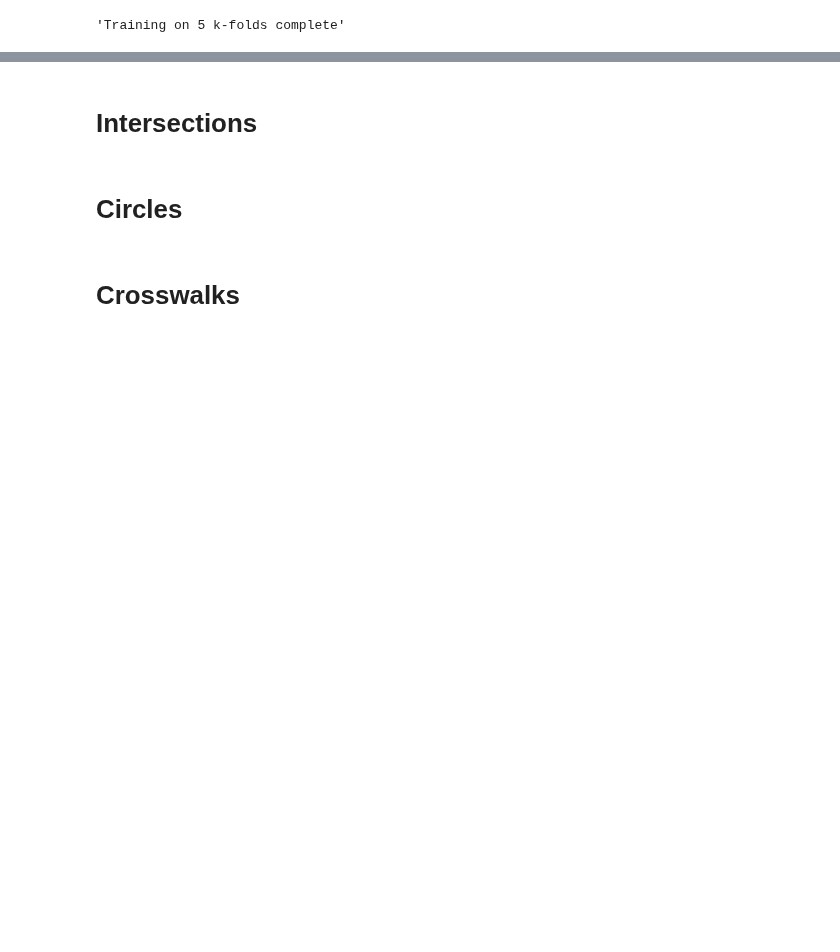
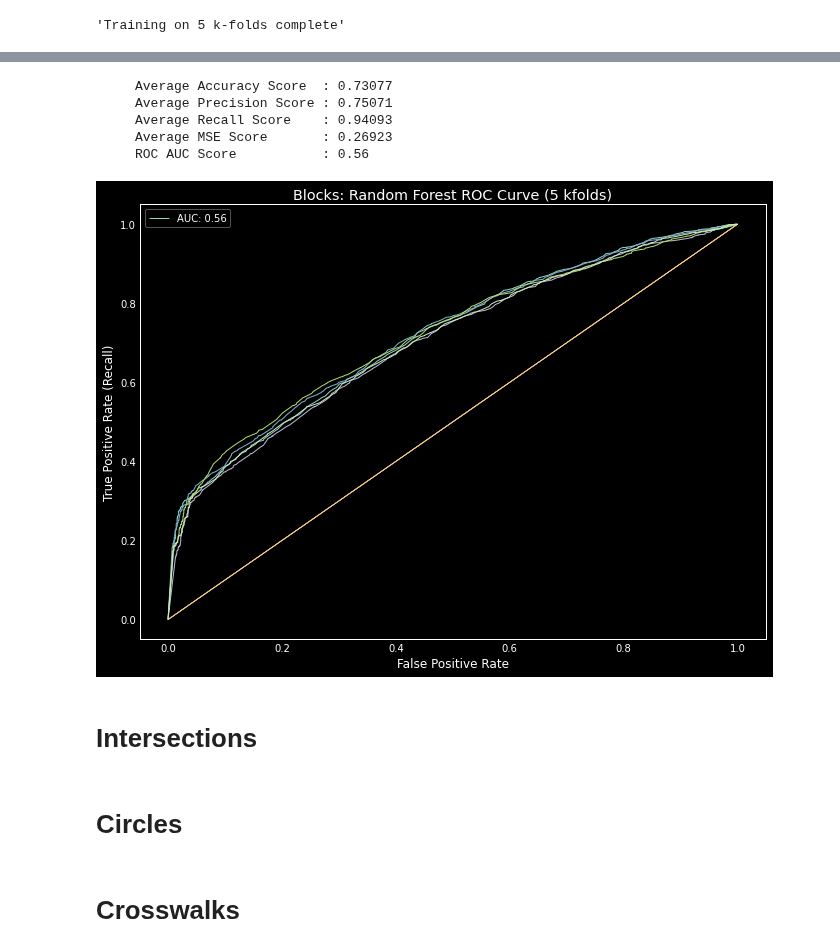
Before and after one commit to DataCircles/traffic_collisions_ml_team1, a Jupyter notebook: notebooks/cindy_severity_models.ipynb, the cells around one changed output, grey strips where cells are left out. Cells and saved outputs as stored; diff of their text form; code cells hidden in the pictures; blank space fills up the shorter version.

```diff
--- a/notebooks/cindy_severity_models.ipynb
+++ b/notebooks/cindy_severity_models.ipynb
@@ -106,0 +129,10 @@ plt.savefig('../reports/blocks_cat_featimport.png')
+# %%
+segdir_dict = {'E':1, 'N':0, 'S':2, 'W':3, 'NE':1, 'NW':0, 'SE':2, 'SW':3}
+
+distinct_blocks['segdir'] = distinct_blocks['segdir'].map(segdir_dict)
+# %%
+X = distinct_blocks.drop(columns=['location', 'streettype', 'tranclass']).copy()
+# %%
+y = (y > 0).astype(int)
+# %%
+X_train, X_test, y_train, y_test = train_test_split(X, y, test_size=0.2)
@@ -106,0 +204,27 @@ plt.savefig('../reports/blocks_cat_featimport.png')
+# %%
+print(f'     Average Accuracy Score  : {np.mean(accuracies):2.5f}')
+print(f'     Average Precision Score : {np.mean(precisions):2.5f}')
+print(f'     Average Recall Score    : {np.mean(recalls):2.5f}')
+print(f'     Average MSE Score       : {np.mean(mses):2.5f}')
+print(f'     ROC AUC Score           : {roc_auc:2.2f}')
+# %% [output]
+     Average Accuracy Score  : 0.73077
+     Average Precision Score : 0.75071
+     Average Recall Score    : 0.94093
+     Average MSE Score       : 0.26923
+     ROC AUC Score           : 0.56
+# %%
+fig, ax = plt.subplots(figsize=(10,8))
+
+for i in range(len(fprs)):
+    ax.plot(fprs[i], tprs[i], linewidth=1)
+    ax.plot([0,1], [0,1], linewidth=0.7)
+    ax.grid(False)
+    ax.set_xlabel('False Positive Rate')
+    ax.set_ylabel('True Positive Rate (Recall)')
+    ax.set_title('Blocks: Random Forest ROC Curve (5 kfolds)')
+ax.legend([f'AUC: {roc_auc:2.2f}'])
+
+plt.savefig('../reports/figures/blocks_rf_kfolds.png')
+# %% [output]
+[figure, added]
```
Also changed, not shown: parts of 52 cells of this notebook, 8 other files.
